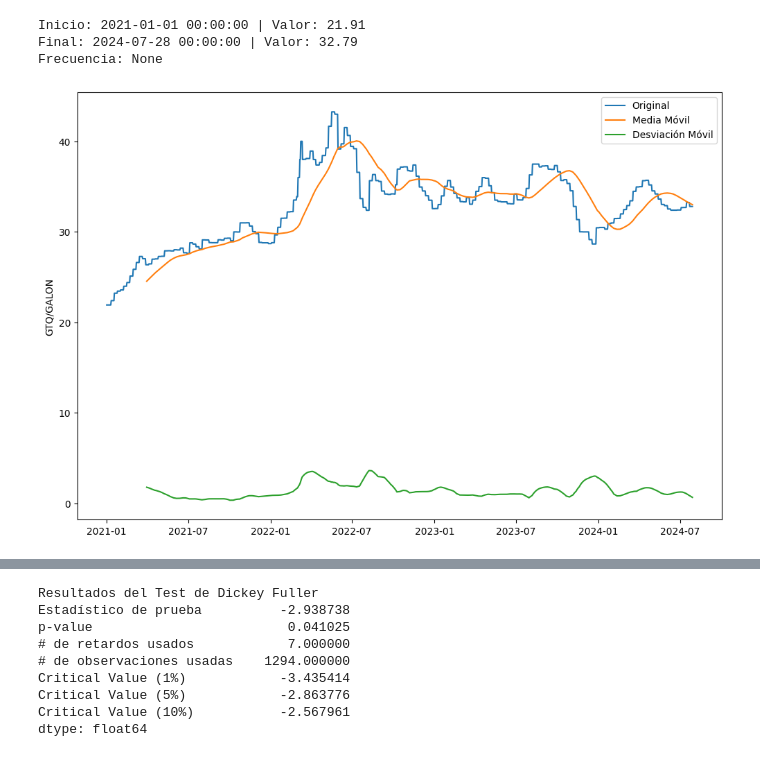
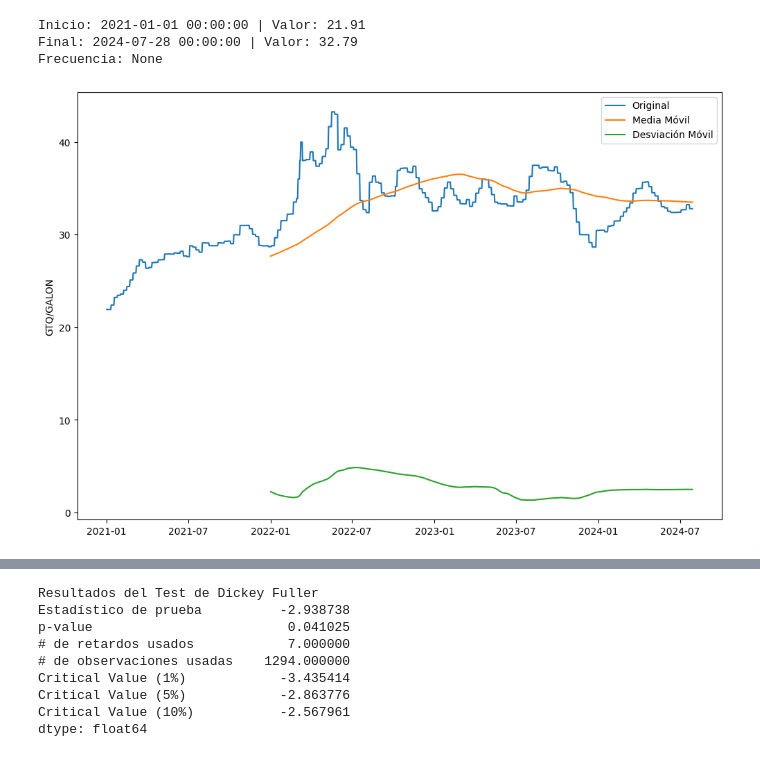
Before and after one commit to VIL20776/Laboratorio2-DataScience, a Jupyter notebook: lab2-prices.ipynb, the cells around one changed output, grey strips where cells are left out. Drawn from its saved outputs; the diff is of its cells as text; code cells hidden in the pictures.

```diff
--- a/lab2-prices.ipynb
+++ b/lab2-prices.ipynb
@@ -77,21 +77,21 @@ Final: 2024-07-28 00:00:00 | Valor: 32.79
 Frecuencia: None
 # %%
 # Se calcula la media móvil y la desviación estandar móvil de los últimos 90 días.
-mediaMovil = super_prices.rolling(window=90).mean()
-deMovil = super_prices.rolling(window=90).std()
+mediaMovil = super_prices.rolling(window=365).mean()
+deMovil = super_prices.rolling(window=365).std()
 
 
 # Plot original data
 plt.figure(figsize=(12, 8))
 plt.plot(super_prices, label='Original')
 plt.plot(mediaMovil, label='Media Móvil')
 plt.plot(deMovil, label='Desviación Móvil')
 
 plt.ylabel('GTQ/GALON')
 plt.legend()
 plt.show()
 # %% [output]
-[figure, old version]
+[figure, new version]
 # %%
 with mpl.rc_context():
     mpl.rc("figure", figsize=(12, 8))
```
Also changed, not shown: parts of 9 cells of this notebook.
